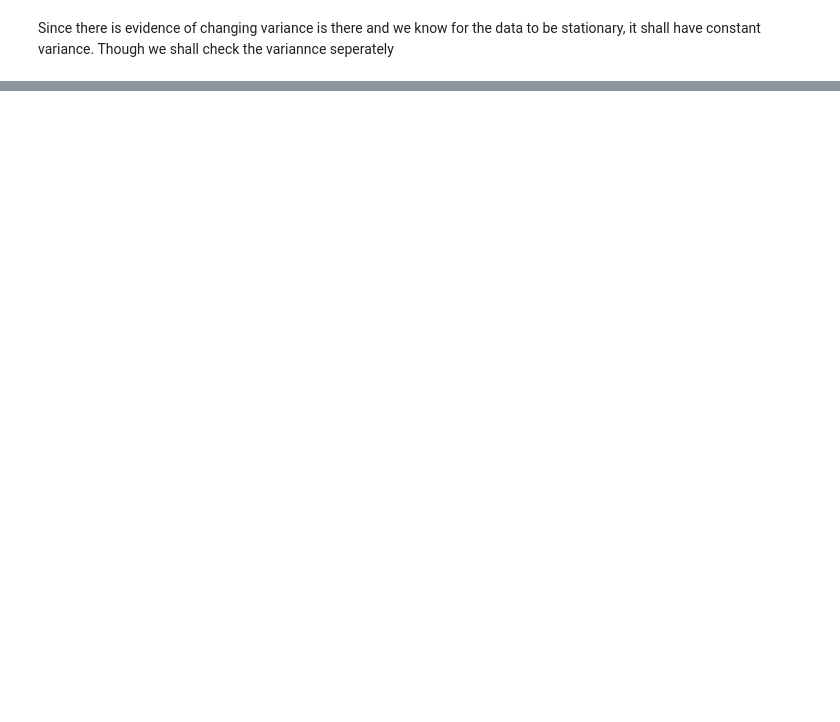
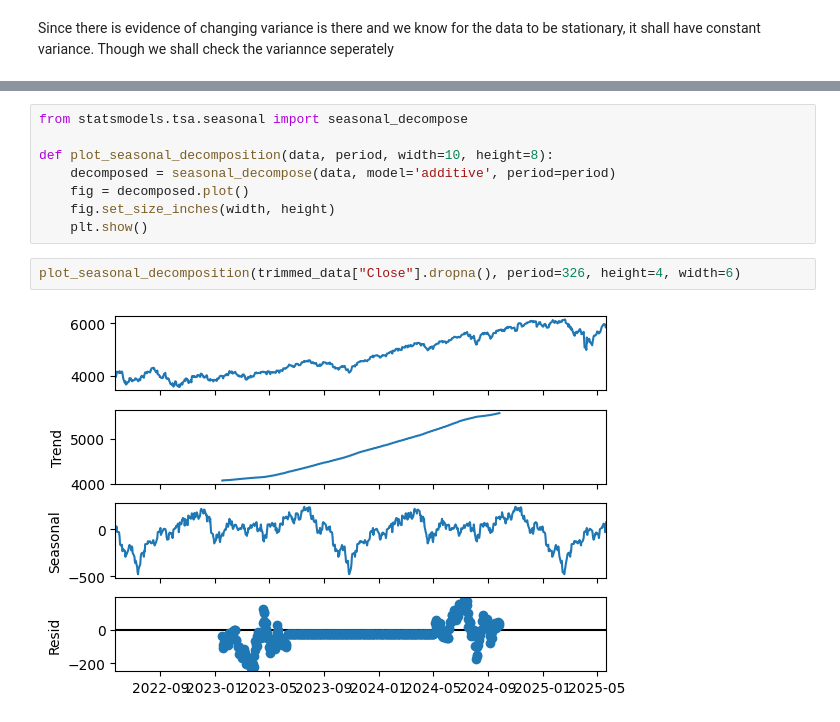
Before and after one commit to injilashah/TSD, a Jupyter notebook: Finance_Analysis.ipynb, the cells around one changed output, grey strips where cells are left out. Drawn from its saved outputs; the diff is of its cells as text; blank space fills up the shorter version.

```diff
--- a/Finance_Analysis.ipynb
+++ b/Finance_Analysis.ipynb
@@ -195,0 +209,12 @@ plt.show()
+# %%
+from statsmodels.tsa.seasonal import seasonal_decompose
+
+def plot_seasonal_decomposition(data, period, width=10, height=8):
+    decomposed = seasonal_decompose(data, model='additive', period=period)
+    fig = decomposed.plot()
+    fig.set_size_inches(width, height)
+    plt.show()
+# %%
+plot_seasonal_decomposition(trimmed_data["Close"].dropna(), period=326, height=4, width=6)
+# %% [output]
+[figure, added]
```
Also changed, not shown: parts of 11 cells of this notebook, 1 other file.
